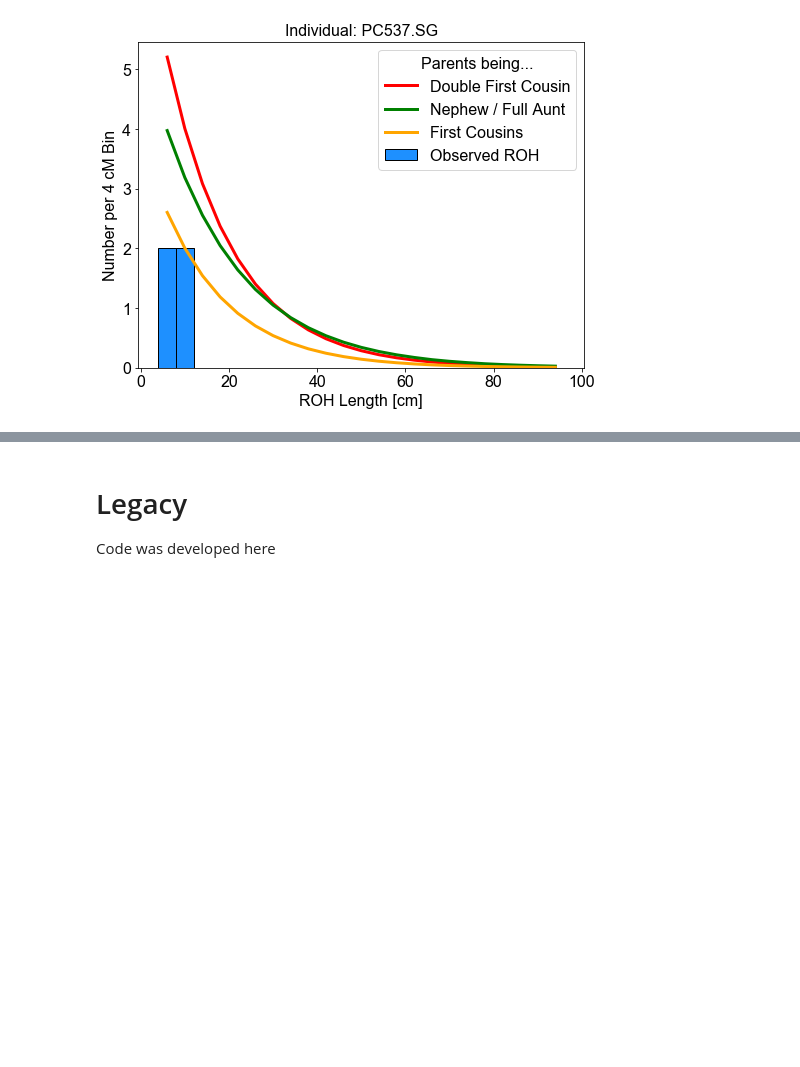
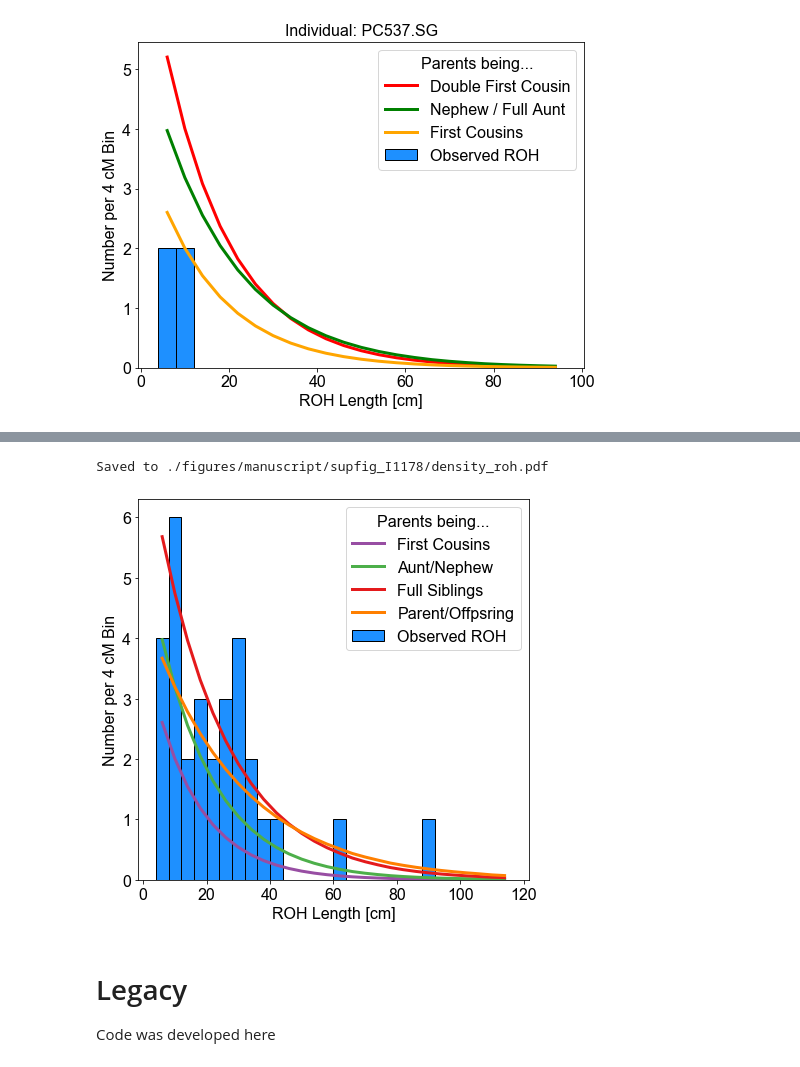
Before and after one commit to hringbauer/hapROH, a Jupyter notebook: Notebooks/Figures/plotIndividualROH.ipynb, the cells around one changed output, grey strips where cells are left out. Drawn from its saved outputs; the diff is of its cells as text; code cells hidden in the pictures; blank space fills up the shorter version.

```diff
--- a/Notebooks/Figures/plotIndividualROH.ipynb
+++ b/Notebooks/Figures/plotIndividualROH.ipynb
@@ -78,3 +90,15 @@ plot_pde_indivdiual(iid='PC537.SG', min_cm=4, snp_cm=50, bw_cm=4, kde_plot=False
+# %%
+plot_pde_indivdiual(iid='I1178', figsize=(7,7), min_cm=4, snp_cm=50, bw_cm=4, kde_plot=False,
+                    plotlim=[4, 120],
+                    folder='./Empirical/Eigenstrat/Reichall/final/',
+                    comm_ancs=[4,4,4,2], ms=[6,5,4,3],
+                    labels=["First Cousins", "Aunt/Nephew", "Full Siblings", "Parent/Offpsring"],
+                    cs=["#984ea3", "#4daf4a", "#e41a1c", "#ff7f00"],
+                    savepath="./figures/manuscript/supfig_I1178/density_roh.pdf",
+                    lw_curve=3, prefix_out='', output=False, gap=0.5)
+# %% [output]
+Saved to ./figures/manuscript/supfig_I1178/density_roh.pdf
+[figure, added]
 # %% [markdown]
 # Legacy
 Code was developed here
```
Also changed, not shown: parts of 4 cells of this notebook, 6 other files.
